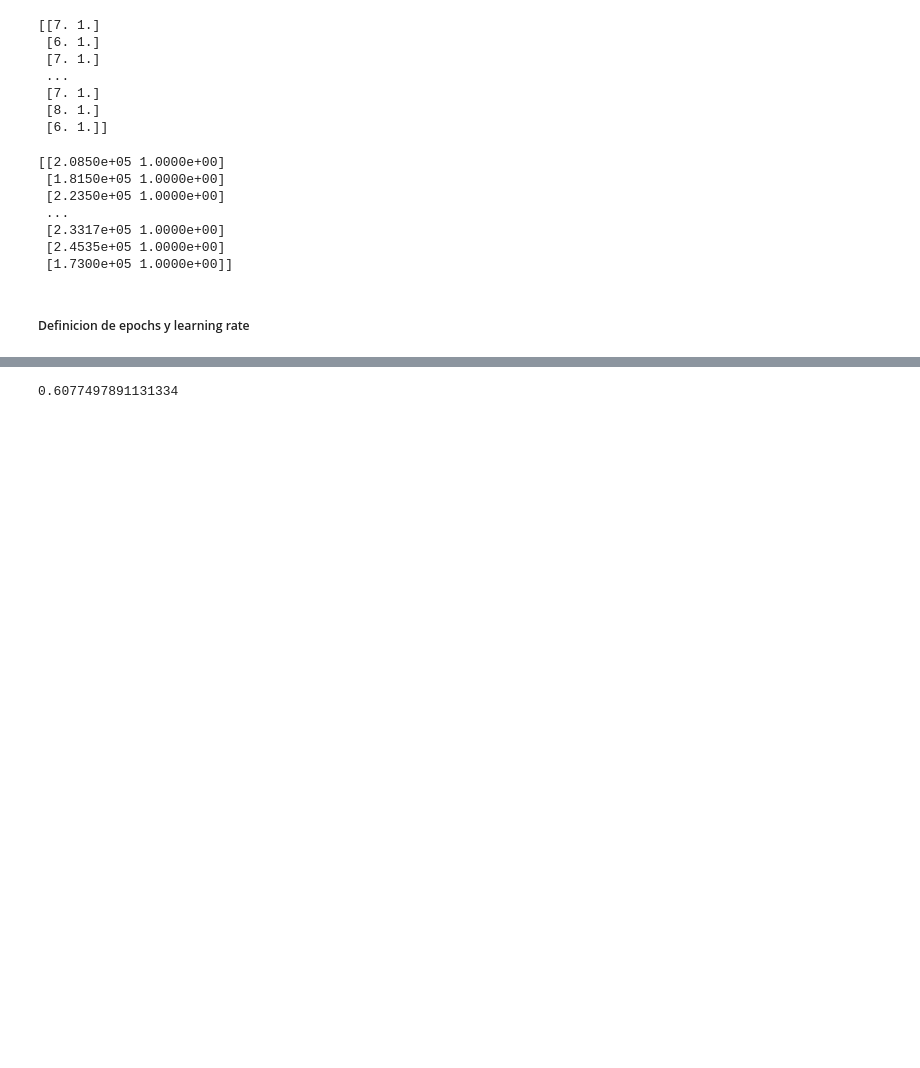
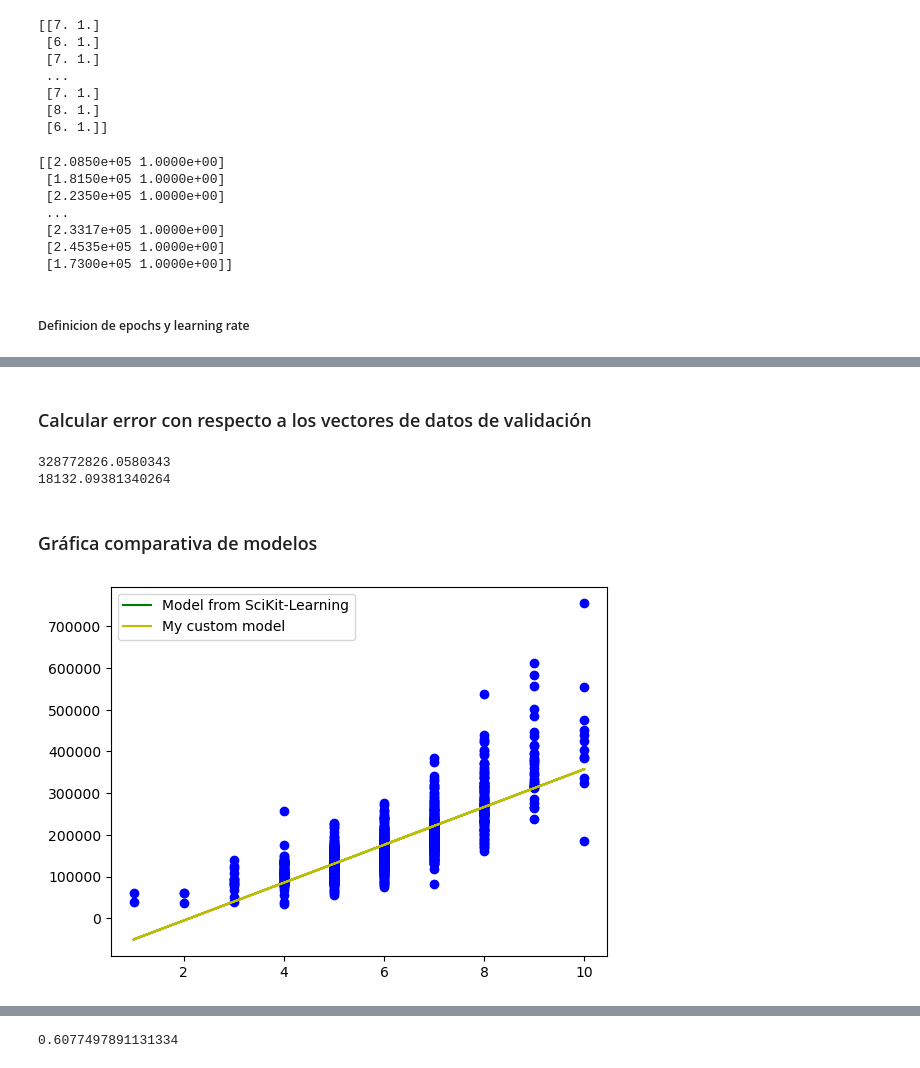
Before and after one commit to Alejndro22/simple-linear-regression-ds, a Jupyter notebook: 24008282_Proyecto_1.ipynb, the cells around one changed output, grey strips where cells are left out. Drawn from its saved outputs; the diff is of its cells as text; code cells hidden in the pictures; blank space fills up the shorter version.

```diff
--- a/24008282_Proyecto_1.ipynb
+++ b/24008282_Proyecto_1.ipynb
@@ -765,0 +669,4 @@ mymodel_prediction = m1.get_error_with_current_parameters()
+# %%
+skl_pred, skl_mes, skl_regr = m2.get_linear_regression_model_with_skl(overallqual_vector, saleprice_vector)
+print(skl_mes)
+print(skl_pred)
@@ -765,0 +682,2 @@ mymodel_prediction = m1.get_error_with_current_parameters()
+# %% [markdown]
+### Calcular error con respecto a los vectores de datos de validación
@@ -765,0 +687,17 @@ mymodel_prediction = m1.get_error_with_current_parameters()
+# %%
+test_vector_ones = np.ones((292, 1))
+test_matrix_x = np.hstack((overallqual_vector_test, test_vector_ones))
+test_my_model_predicted_y = m2.get_vector_predicted_y(test_matrix_x, mymodel2_parameters)
+
+mymodel_predicted_error = m2.calc_error(saleprice_vector_test - test_my_model_predicted_y)
+print(mymodel_predicted_error)
+print(np.sqrt(mymodel_predicted_error))
+# %% [output]
+328772826.0580343
+18132.09381340264
+# %% [markdown]
+### Gráfica comparativa de modelos
+# %%
+m2.plot_linear_regression_comparative(skl_pred, mymodel2_prediction)
+# %% [output]
+[figure, added]
```
Also changed, not shown: parts of 59 cells of this notebook.
